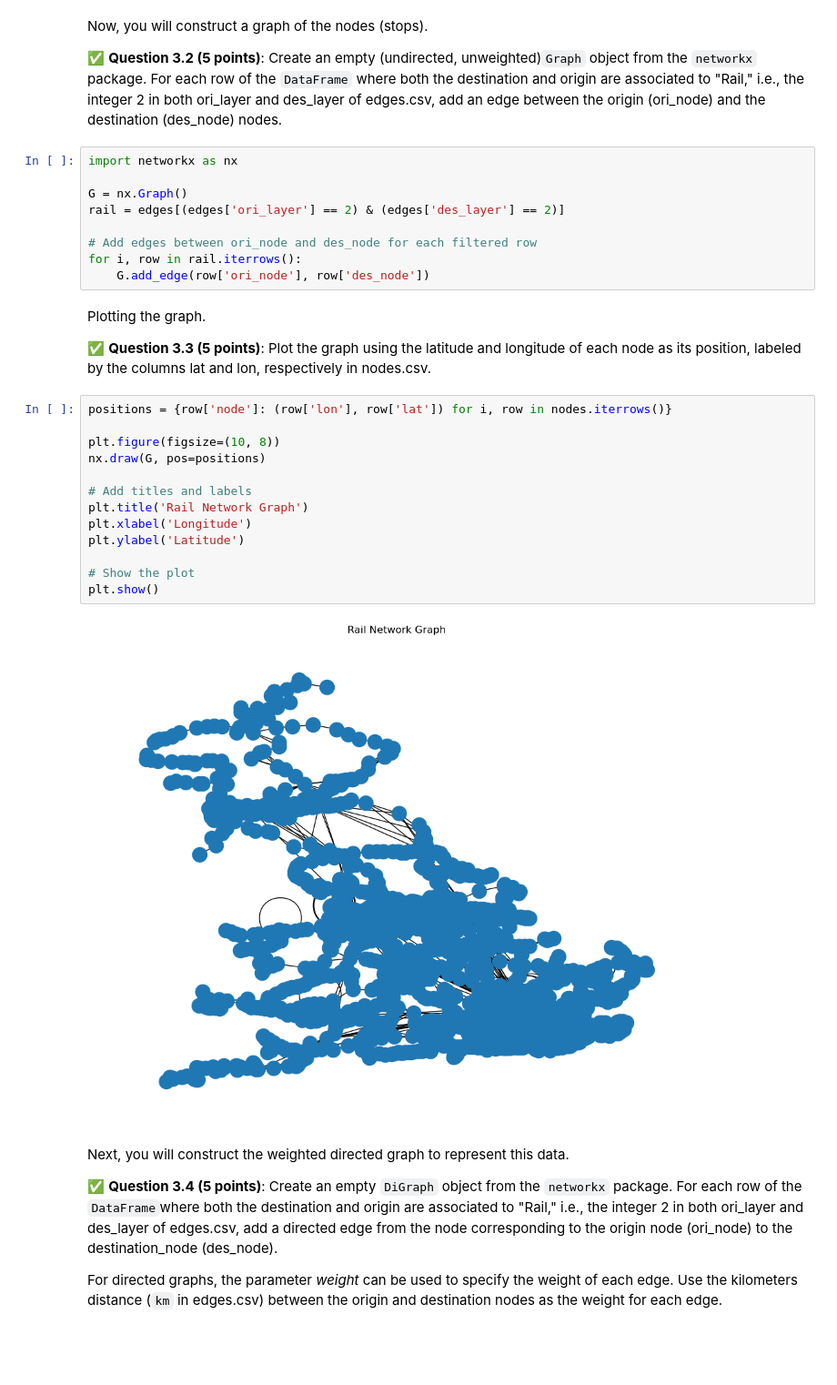
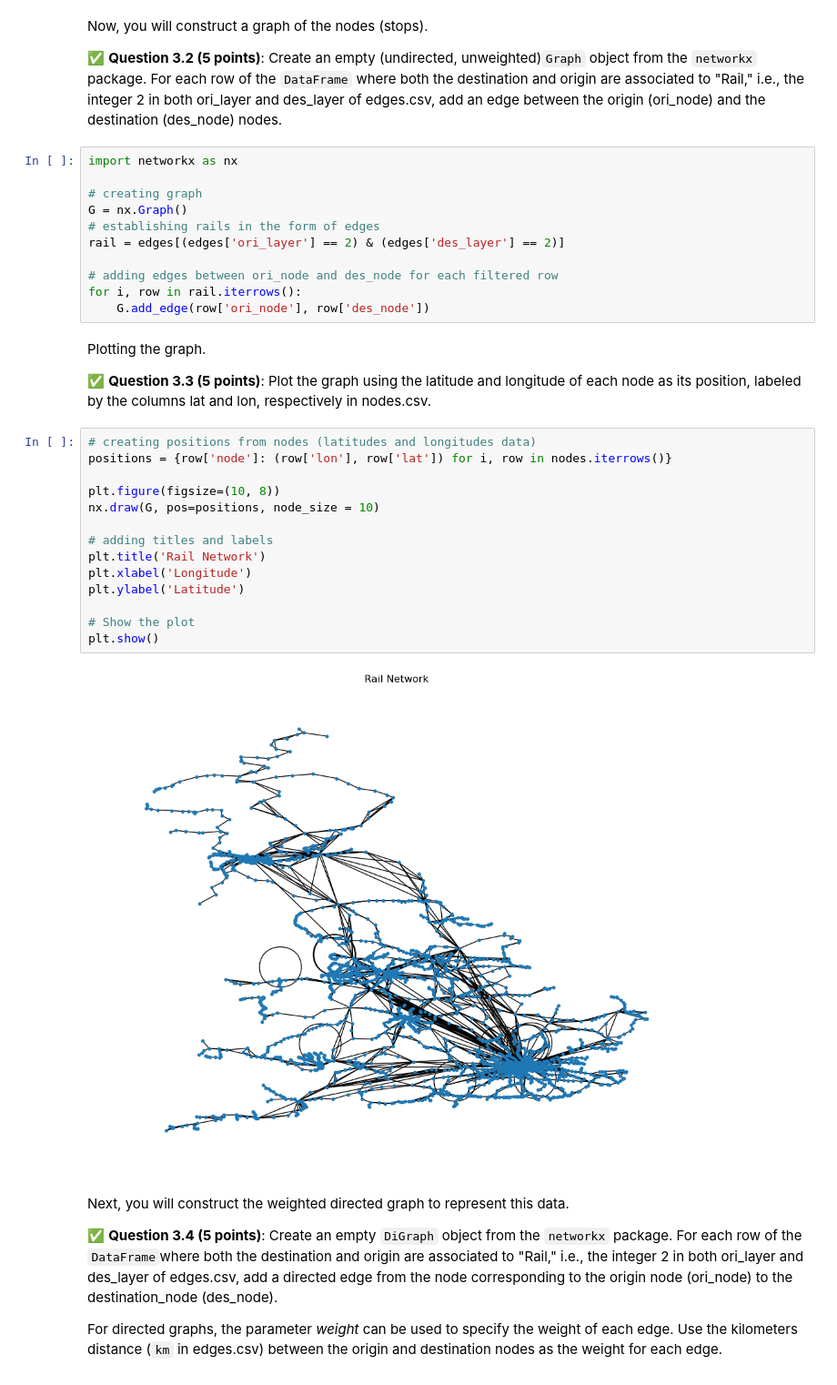
Before and after one commit to lowell-monis/cmse202, a Jupyter notebook: hw-02/HW-02_ABMandGraphTheory-STUDENT.ipynb, the cells around one changed output. Shown at 91% size. Cells and saved outputs as stored; diff of their text form; blank space fills up the shorter version.

```diff
--- a/hw-02/HW-02_ABMandGraphTheory-STUDENT.ipynb
+++ b/hw-02/HW-02_ABMandGraphTheory-STUDENT.ipynb
@@ -766,10 +766,12 @@ Now, you will construct a graph of the nodes (stops).
 # %%
 import networkx as nx
 
+# creating graph
 G = nx.Graph()
+# establishing rails in the form of edges
 rail = edges[(edges['ori_layer'] == 2) & (edges['des_layer'] == 2)]
 
-# Add edges between ori_node and des_node for each filtered row
+# adding edges between ori_node and des_node for each filtered row
 for i, row in rail.iterrows():
     G.add_edge(row['ori_node'], row['des_node'])
 # %% [markdown]
@@ -777,20 +779,21 @@ Plotting the graph.
 
 &#9989;  **Question 3.3 (5 points)**: Plot the graph using the latitude and longitude of each node as its position, labeled by the columns lat and lon, respectively in nodes.csv.
 # %%
+# creating positions from nodes (latitudes and longitudes data)
 positions = {row['node']: (row['lon'], row['lat']) for i, row in nodes.iterrows()}
 
 plt.figure(figsize=(10, 8))
-nx.draw(G, pos=positions)
+nx.draw(G, pos=positions, node_size = 10)
 
-# Add titles and labels
-plt.title('Rail Network Graph')
+# adding titles and labels
+plt.title('Rail Network')
 plt.xlabel('Longitude')
 plt.ylabel('Latitude')
 
 # Show the plot
 plt.show()
 # %% [output]
-[figure, old version]
+[figure, new version]
 # %% [markdown]
 Next, you will construct the weighted directed graph to represent this data.
 
```
Also changed, not shown: parts of 2 cells of this notebook.
